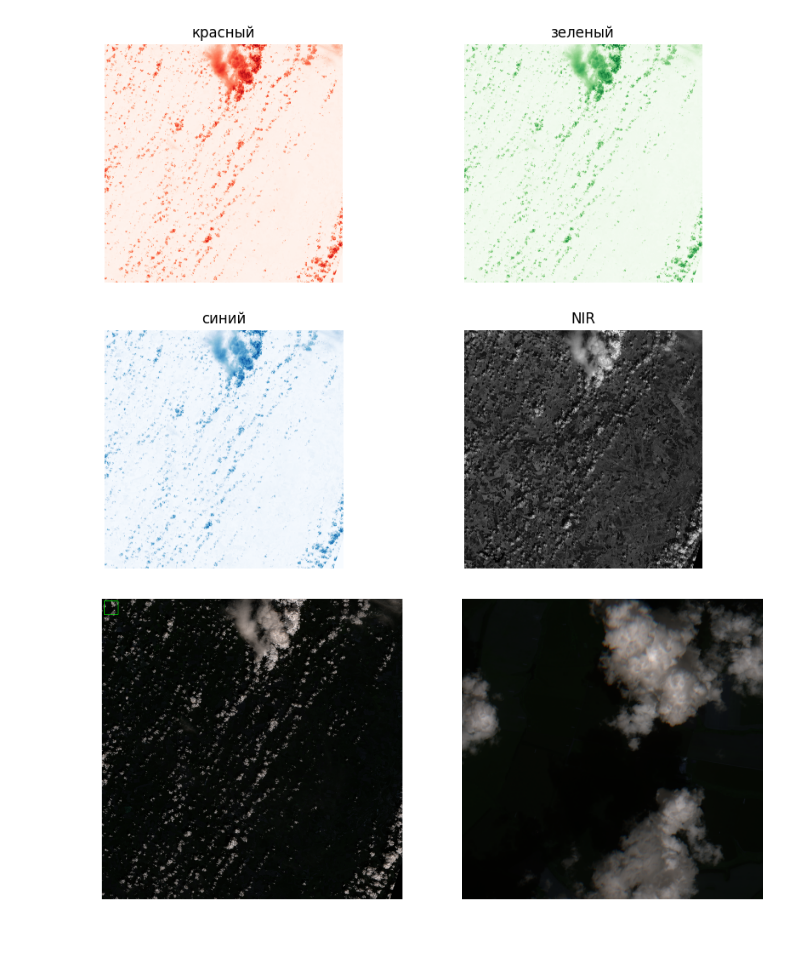
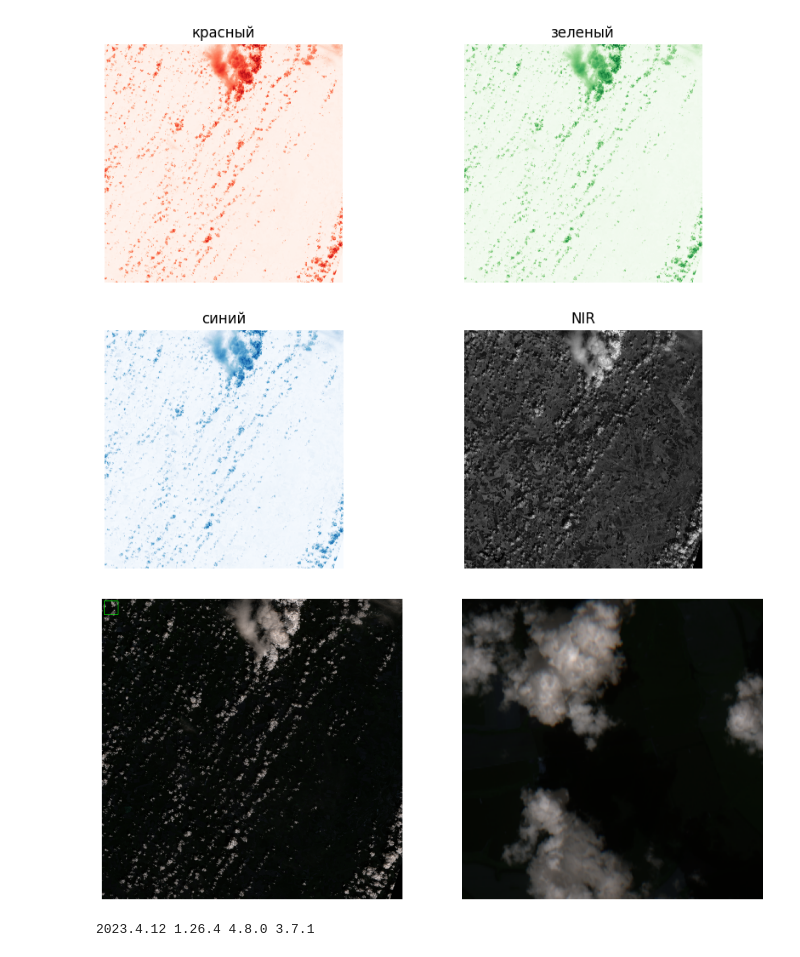
Before and after one commit to physicorym/WeAllLoveWiseTrees, a Jupyter notebook: space_hypothesis.ipynb, the cells around one changed output. Saved outputs shown, nothing was run; the diff lists cells and outputs as text; code cells hidden in the pictures.

```diff
--- a/space_hypothesis.ipynb
+++ b/space_hypothesis.ipynb
@@ -82,8 +82,10 @@ large_image = cv2.imread(large_image_path) #1
 
 large_image = cv2.resize(large_image, (3000, 3000))
 crop_image = cv2.imread(crop_image_path) # 3
-# crop_image = cv2.resize(crop_image, (64, 64))
-# crop_image = cv2.flip(crop_image, 1)
+crop_image = cv2.resize(crop_image, (400, 200))
+max_size = max(crop_image.shape[0], crop_image.shape[1])
+crop_image = cv2.resize(crop_image, (max_size, max_size))
+crop_image = cv2.flip(crop_image, 1)
 
 sift = cv2.SIFT_create()
 
@@ -100,31 +102,41 @@ for i, des2 in enumerate(descriptors_list):
     matches = bf.match(des1, des2)
     for match in matches:
         match.imgIdx = i
     all_matches.extend(matches)
 
 all_matches = sorted(all_matches, key=lambda x: x.distance)
 
 good_matches = all_matches[:50]
 
 src_pts = np.float32([kp1[m.queryIdx].pt for m in good_matches]).reshape(-1, 1, 2)
 dst_pts = np.float32([keypoints_list[m.imgIdx][m.trainIdx].pt for m in good_matches]).reshape(-1, 1, 2)
 
 M, mask = cv2.findHomography(dst_pts, src_pts, cv2.RANSAC, 5.0)
 
 h, w = crop_image.shape[:2]
 pts = np.float32([[0, 0], [0, h - 1], [w - 1, h - 1], [w - 1, 0]]).reshape(-1, 1, 2)
 dst = cv2.perspectiveTransform(pts, M)
 
 large_image_with_box = cv2.polylines(large_image, [np.int32(dst)], True, (0, 255, 0), 3, cv2.LINE_AA)
 
 fig, axes = plt.subplots(1, 2, figsize=(15, 15))
 
 axes[0].imshow(cv2.cvtColor(large_image_with_box, cv2.COLOR_BGR2RGB))
 axes[0].axis('off')
 
 axes[1].imshow(cv2.cvtColor(crop_image, cv2.COLOR_BGR2RGB))
 axes[1].axis('off')
 
 plt.show()
 # %% [output]
-[figure, old version]
+[figure, new version]
+# %%
+import tifffile
+import matplotlib
+
+print(tifffile.__version__,
+np.__version__,
+cv2.__version__,
+matplotlib.__version__)
+# %% [output]
+2023.4.12 1.26.4 4.8.0 3.7.1
```
Also changed, not shown: parts of 1 cell of this notebook, 1 other file.
